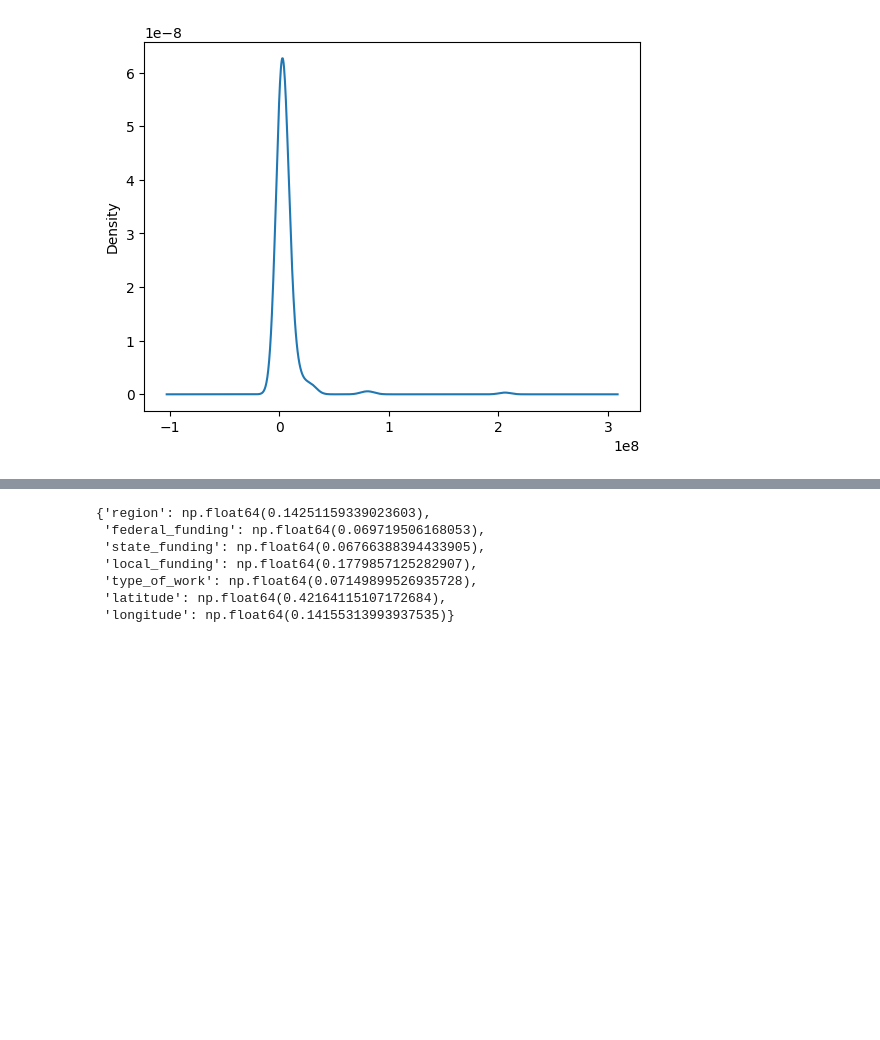
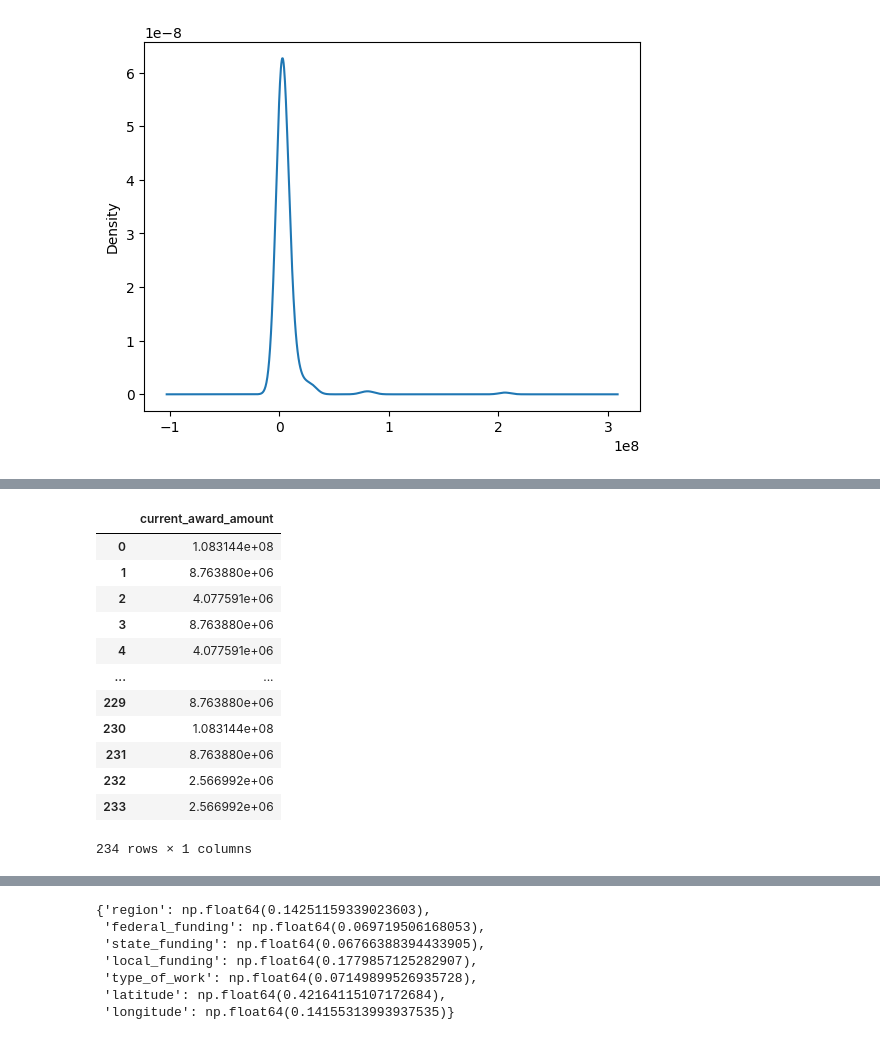
Before and after one commit to AVelaryon/GIS-Exploration, a Jupyter notebook: GISPRoj.ipynb, the cells around one changed output, grey strips where cells are left out. Cells and saved outputs as stored; diff of their text form; code cells hidden in the pictures; blank space fills up the shorter version.

```diff
--- a/GISPRoj.ipynb
+++ b/GISPRoj.ipynb
@@ -465,5 +463,3 @@ memory usage: 10.7+ KB
-# %%
-cleaned_data.sort_values(by='contract_award_date', inplace=True)
 # %%
 current_award_amount = location_data.loc[cleaned_data.index, 'current_award_amount']
 # %%
@@ -494,2 +472,13 @@ Name: current_award_amount, Length: 232, dtype: float64
 # %%
 cleaned_data = cleaned_data.loc[norm_caa.index]
+# %%
+categories = [
+	cleaned_data['region'].unique().tolist(),
+	cleaned_data['federal_funding'].unique().tolist(),
+	cleaned_data['state_funding'].unique().tolist(),
+	cleaned_data['local_funding'].unique().tolist(),
+	cleaned_data['type_of_work'].unique().tolist()
+]
+ord_columns = ['region', 'federal_funding', 'state_funding', 'local_funding', 'type_of_work']
+ordinal = OrdinalEncoder(categories=categories)
+ordinal.fit(cleaned_data[ord_columns])
@@ -495,0 +505,8 @@ cleaned_data = cleaned_data.loc[norm_caa.index]
+# %%
+from sklearn.preprocessing import KBinsDiscretizer
+nun = len(cleaned_data.region.unique().tolist())
+discret = KBinsDiscretizer(n_bins=nun, encode='ordinal', random_state=0)
+Y_binned = discret.fit_transform(current_award_amount.to_numpy().reshape((-1,1))).ravel()
+
+smote = SMOTENC(sampling_strategy='minority',categorical_features=[0],random_state=0)
+X, Y = smote.fit_resample(np.hstack((ordinal.transform(cleaned_data[ord_columns]),cleaned_data[['latitude','longitude']])), Y_binned)
@@ -495,0 +532,16 @@ cleaned_data = cleaned_data.loc[norm_caa.index]
+# %%
+Y
+# %% [output]
+|  | current_award_amount |
+| 0 | 1.083144e+08 |
+| 1 | 8.763880e+06 |
+| 2 | 4.077591e+06 |
+| 3 | 8.763880e+06 |
+| 4 | 4.077591e+06 |
+| ... | ... |
+| 229 | 8.763880e+06 |
+| 230 | 1.083144e+08 |
+| 231 | 8.763880e+06 |
+| 232 | 2.566992e+06 |
+| 233 | 2.566992e+06 |
+234 rows × 1 columns
```
Also changed, not shown: parts of 25 cells of this notebook.
